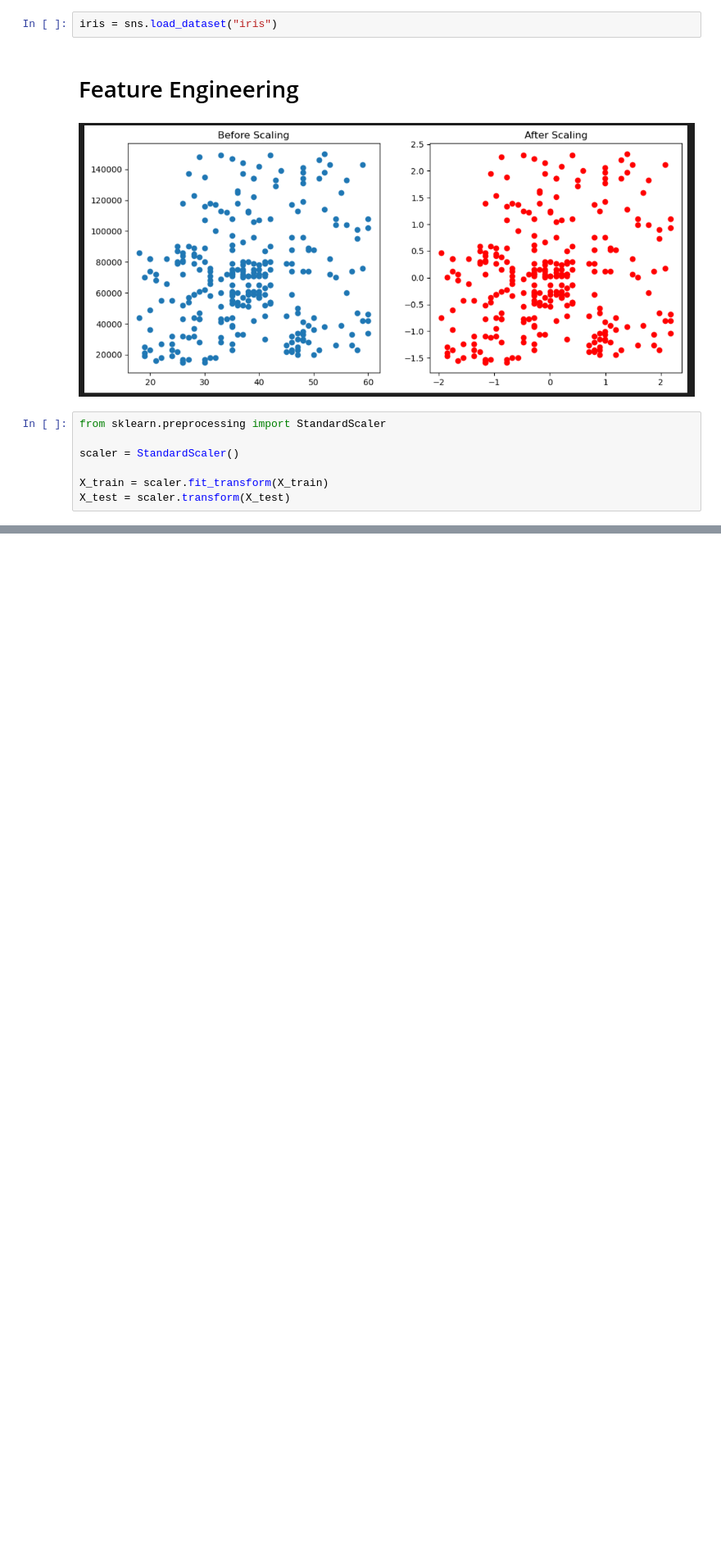
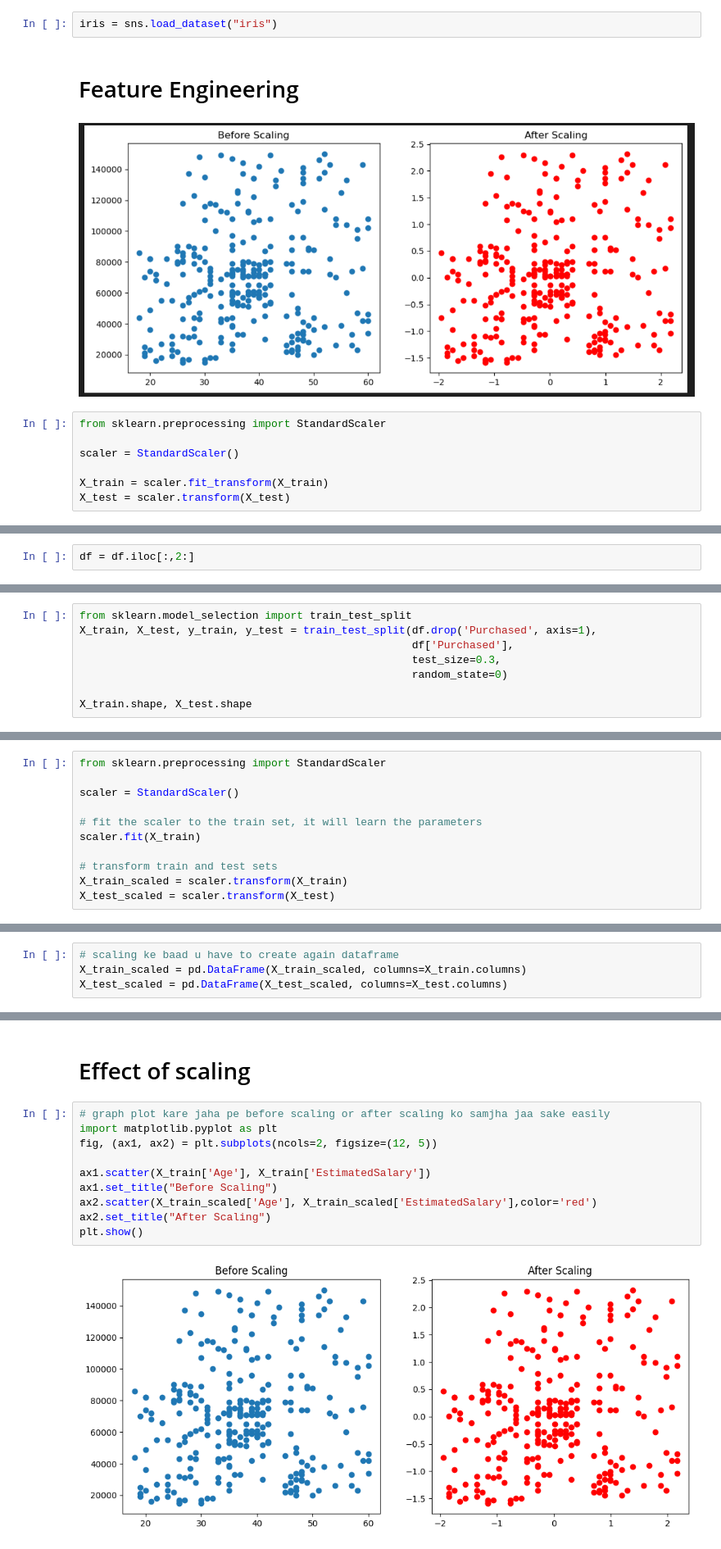
Before and after one commit to Kshubham0315/Complete-Machine-Learning, a Jupyter notebook: 6_ML.ipynb, the cells around one changed output, grey strips where cells are left out. Shown at 82% size. Drawn from its saved outputs; the diff is of its cells as text; blank space fills up the shorter version.

```diff
--- a/6_ML.ipynb
+++ b/6_ML.ipynb
@@ -655,0 +682,2 @@ X_test = scaler.transform(X_test)
+# %%
+df = df.iloc[:,2:]
@@ -655,0 +693,8 @@ X_test = scaler.transform(X_test)
+# %%
+from sklearn.model_selection import train_test_split
+X_train, X_test, y_train, y_test = train_test_split(df.drop('Purchased', axis=1),
+                                                    df['Purchased'],
+                                                    test_size=0.3,
+                                                    random_state=0)
+
+X_train.shape, X_test.shape
@@ -655,0 +703,11 @@ X_test = scaler.transform(X_test)
+# %%
+from sklearn.preprocessing import StandardScaler
+
+scaler = StandardScaler()
+
+# fit the scaler to the train set, it will learn the parameters
+scaler.fit(X_train)
+
+# transform train and test sets
+X_train_scaled = scaler.transform(X_train)
+X_test_scaled = scaler.transform(X_test)
@@ -655,0 +754,4 @@ X_test = scaler.transform(X_test)
+# %%
+# scaling ke baad u have to create again dataframe
+X_train_scaled = pd.DataFrame(X_train_scaled, columns=X_train.columns)
+X_test_scaled = pd.DataFrame(X_test_scaled, columns=X_test.columns)
@@ -655,0 +774,14 @@ X_test = scaler.transform(X_test)
+# %% [markdown]
+# Effect of scaling
+# %%
+# graph plot kare jaha pe before scaling or after scaling ko samjha jaa sake easily
+import matplotlib.pyplot as plt
+fig, (ax1, ax2) = plt.subplots(ncols=2, figsize=(12, 5))
+
+ax1.scatter(X_train['Age'], X_train['EstimatedSalary'])
+ax1.set_title("Before Scaling")
+ax2.scatter(X_train_scaled['Age'], X_train_scaled['EstimatedSalary'],color='red')
+ax2.set_title("After Scaling")
+plt.show()
+# %% [output]
+[figure, added]
```
Also changed, not shown: parts of 44 cells of this notebook, 2 other files.
